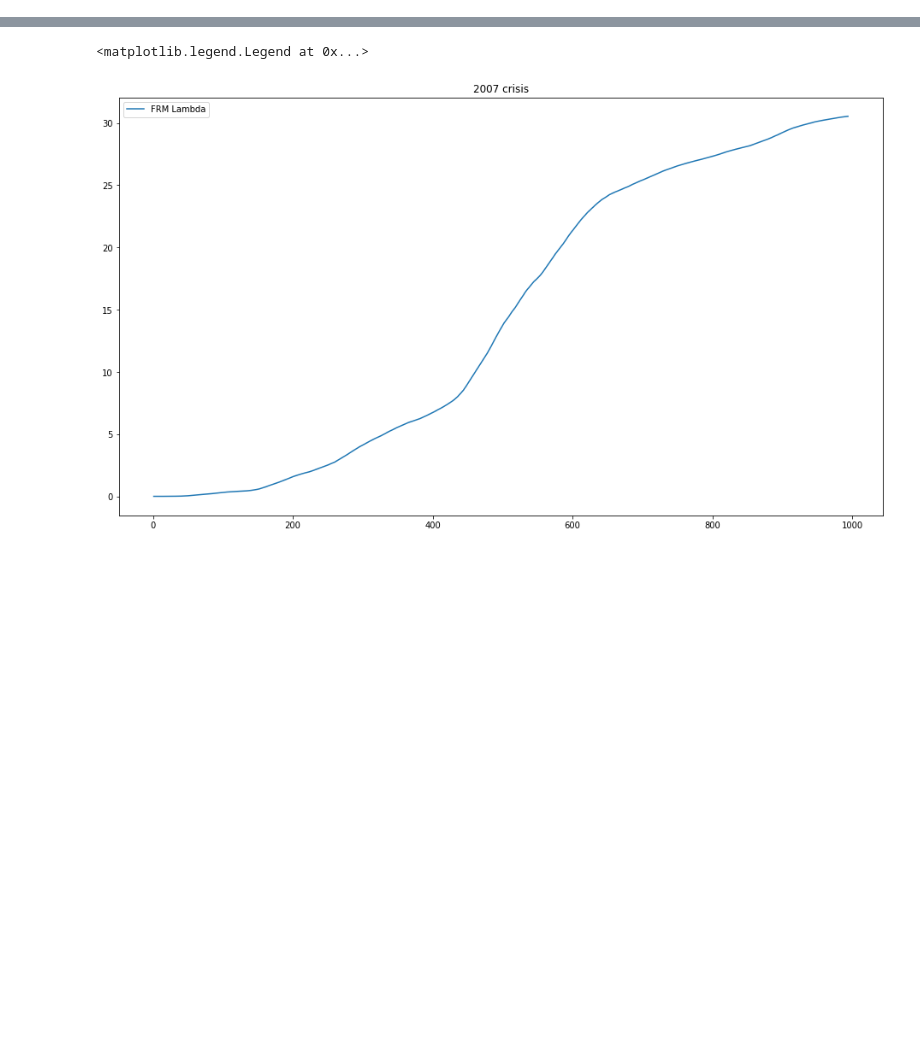
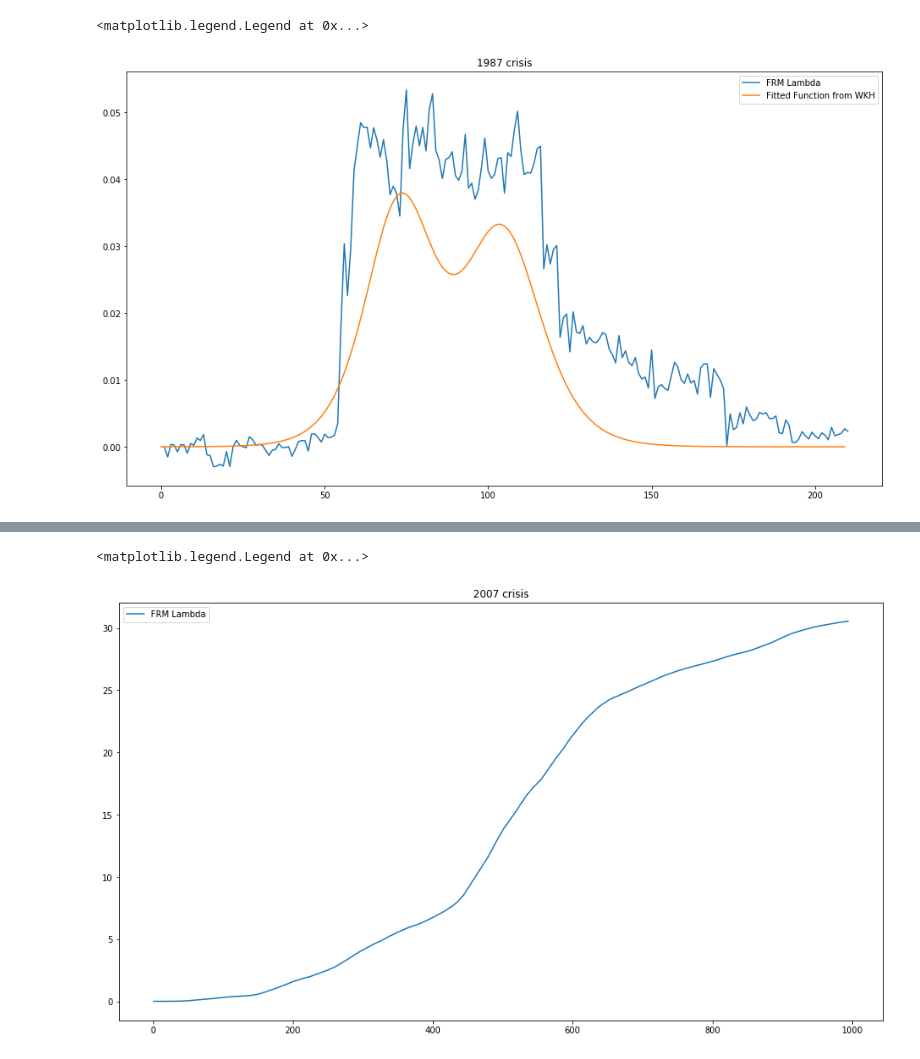
Before and after one commit to Rui666666/FRM_covid19, a Jupyter notebook: FRM Hubbert Fitting.ipynb, the cells around one changed output, grey strips where cells are left out. Drawn from its saved outputs; the diff is of its cells as text; code cells hidden in the pictures; blank space fills up the shorter version.

```diff
--- a/FRM Hubbert Fitting.ipynb
+++ b/FRM Hubbert Fitting.ipynb
@@ -28 +124,15 @@ def three_hubbert_curve(t, N_0_1, K_1, r_1, N_0_2, K_2, r_2, N_0_3, K_3, r_3):
+# %%
+y = df1987.Lambda - df1987.Lambda.iloc[0]
+x = np.arange(len(y))+1
+(alpha1, beta1, alpha2, beta2), cov = opt.curve_fit(wkh_function, x[1:], y[1:], p0 = (90, 30, 110, 30),
+                                 bounds = ([0, 0, 0, 0], [len(x), 100, len(x), 100]))
+
+plt.figure(figsize=(16,9))
+plt.title("1987 crisis")
+plt.plot(x,y, label = 'FRM Lambda')
+plt.plot(wkh_function(t = x, alpha1 = alpha1, beta1 = beta1, alpha2 = alpha2, beta2 = beta2), label = 'Fitted Function from WKH')
+plt.legend()
+# %% [output]
+<matplotlib.legend.Legend at 0x...>
+[figure, added]
 # %%
```
Also changed, not shown: parts of 9 cells of this notebook.
